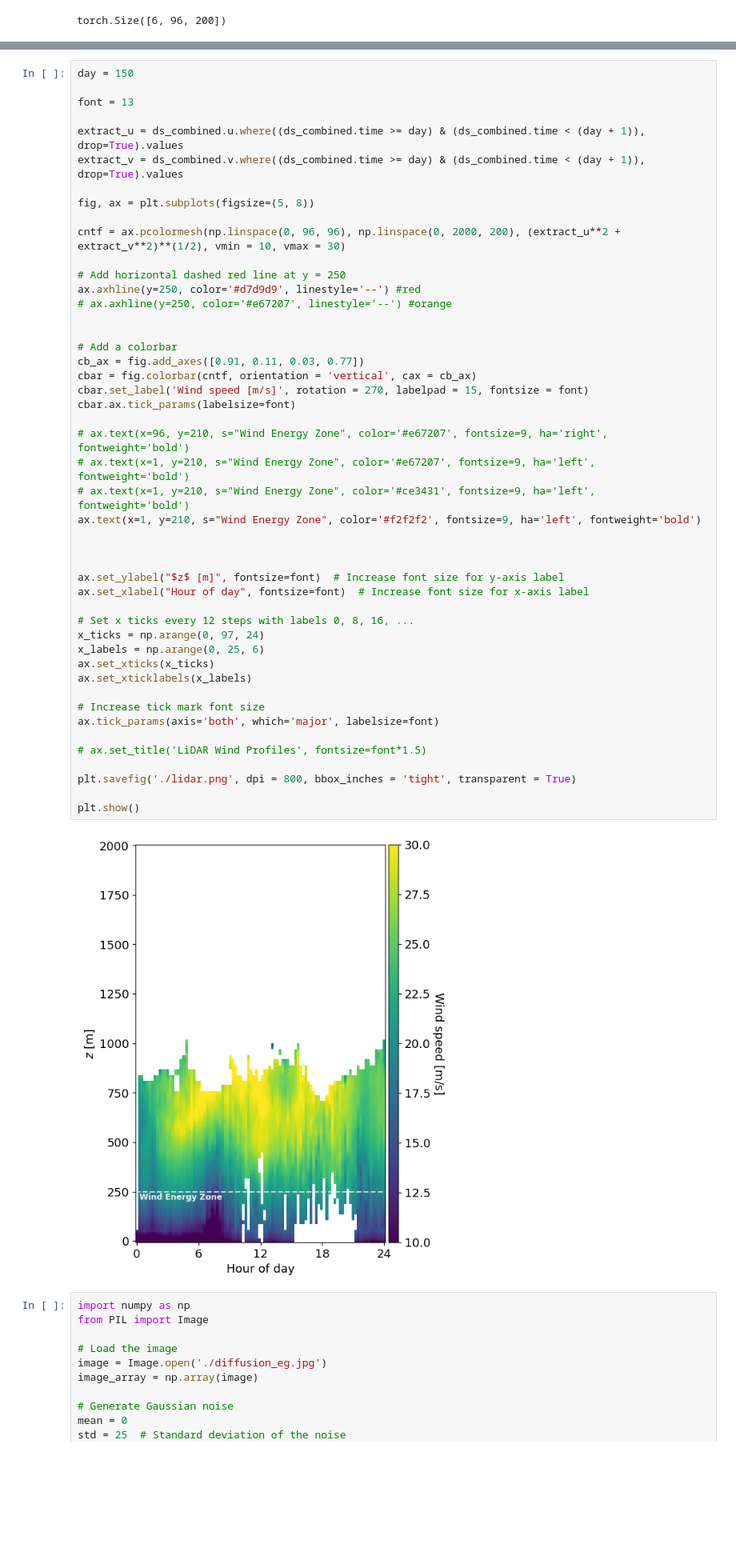
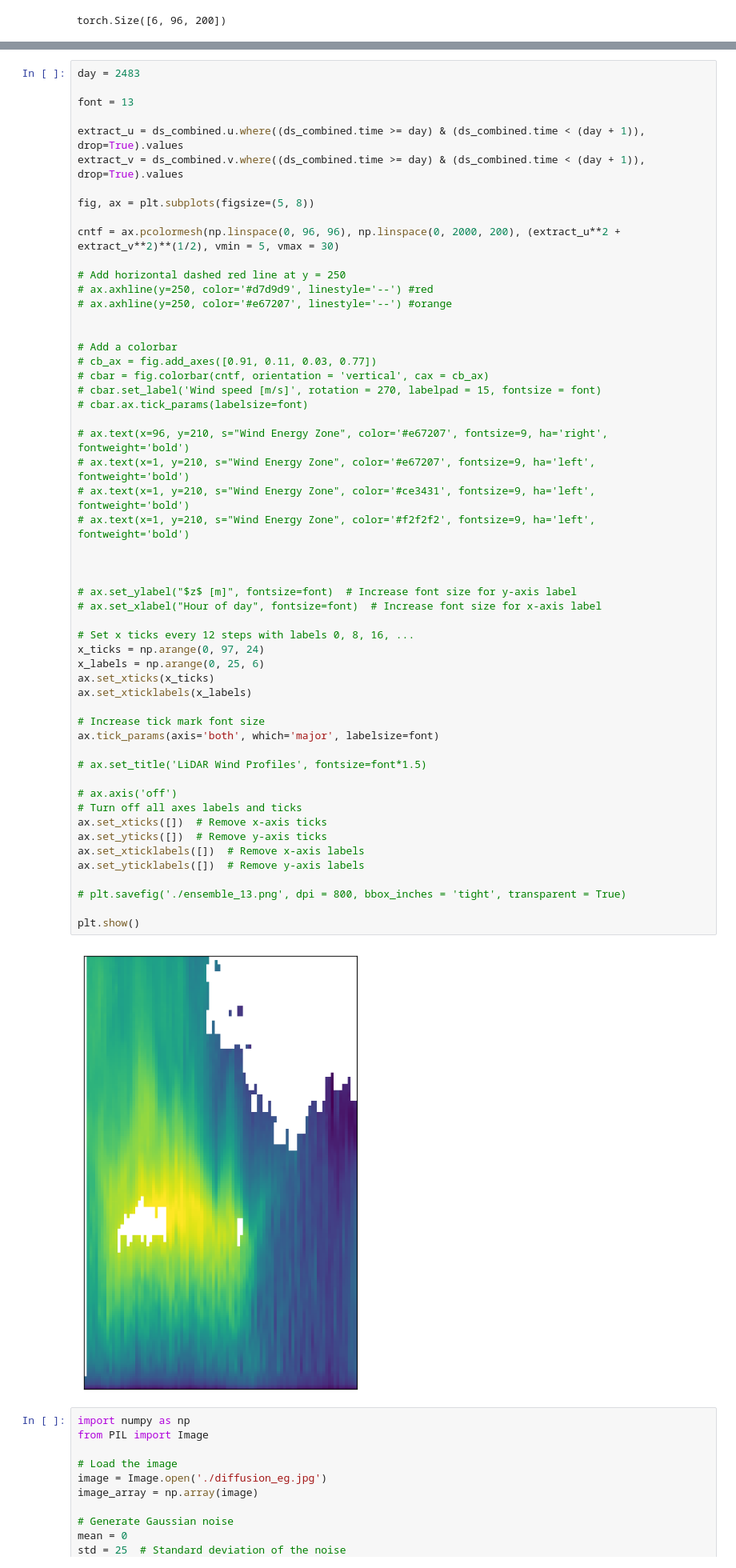
Before and after one commit to StormMata/PaletteDiffusionModel, a Jupyter notebook: preprocess/Process_A0.ipynb, the cells around one changed output, grey strips where cells are left out. Shown: that part at 80% size. Cells and saved outputs as stored; diff of their text form; blank space fills up the shorter version.

```diff
--- a/preprocess/Process_A0.ipynb
+++ b/preprocess/Process_A0.ipynb
@@ -648,7 +648,7 @@ ax.set_xlabel("Day Index [-]")
 Text(0.5, 0, 'Day Index [-]')
 [figure]
 # %%
-day = 150
+day = 2483
 
 font = 13
 
@@ -657,45 +657,52 @@ extract_v = ds_combined.v.where((ds_combined.time >= day) & (ds_combined.time <
 
 fig, ax = plt.subplots(figsize=(5, 8))
 
-cntf = ax.pcolormesh(np.linspace(0, 96, 96), np.linspace(0, 2000, 200), (extract_u**2 + extract_v**2)**(1/2), vmin = 10, vmax = 30)
+cntf = ax.pcolormesh(np.linspace(0, 96, 96), np.linspace(0, 2000, 200), (extract_u**2 + extract_v**2)**(1/2), vmin = 5, vmax = 30)
 
 # Add horizontal dashed red line at y = 250
-ax.axhline(y=250, color='#d7d9d9', linestyle='--') #red
+# ax.axhline(y=250, color='#d7d9d9', linestyle='--') #red
 # ax.axhline(y=250, color='#e67207', linestyle='--') #orange
 
 
 # Add a colorbar
-cb_ax = fig.add_axes([0.91, 0.11, 0.03, 0.77])
-cbar = fig.colorbar(cntf, orientation = 'vertical', cax = cb_ax)
-cbar.set_label('Wind speed [m/s]', rotation = 270, labelpad = 15, fontsize = font)
-cbar.ax.tick_params(labelsize=font)
+# cb_ax = fig.add_axes([0.91, 0.11, 0.03, 0.77])
+# cbar = fig.colorbar(cntf, orientation = 'vertical', cax = cb_ax)
+# cbar.set_label('Wind speed [m/s]', rotation = 270, labelpad = 15, fontsize = font)
+# cbar.ax.tick_params(labelsize=font)
 
 # ax.text(x=96, y=210, s="Wind Energy Zone", color='#e67207', fontsize=9, ha='right', fontweight='bold')
 # ax.text(x=1, y=210, s="Wind Energy Zone", color='#e67207', fontsize=9, ha='left', fontweight='bold')
 # ax.text(x=1, y=210, s="Wind Energy Zone", color='#ce3431', fontsize=9, ha='left', fontweight='bold')
-ax.text(x=1, y=210, s="Wind Energy Zone", color='#f2f2f2', fontsize=9, ha='left', fontweight='bold')
+# ax.text(x=1, y=210, s="Wind Energy Zone", color='#f2f2f2', fontsize=9, ha='left', fontweight='bold')
 
 
 
-ax.set_ylabel("$z$ [m]", fontsize=font)  # Increase font size for y-axis label
-ax.set_xlabel("Hour of day", fontsize=font)  # Increase font size for x-axis label
+# ax.set_ylabel("$z$ [m]", fontsize=font)  # Increase font size for y-axis label
+# ax.set_xlabel("Hour of day", fontsize=font)  # Increase font size for x-axis label
 
 # Set x ticks every 12 steps with labels 0, 8, 16, ...
 x_ticks = np.arange(0, 97, 24)
 x_labels = np.arange(0, 25, 6)
 ax.set_xticks(x_ticks)
 ax.set_xticklabels(x_labels)
 
 # Increase tick mark font size
 ax.tick_params(axis='both', which='major', labelsize=font)
 
 # ax.set_title('LiDAR Wind Profiles', fontsize=font*1.5)
 
-plt.savefig('./lidar.png', dpi = 800, bbox_inches = 'tight', transparent = True)
+# ax.axis('off')
+# Turn off all axes labels and ticks
+ax.set_xticks([])  # Remove x-axis ticks
+ax.set_yticks([])  # Remove y-axis ticks
+ax.set_xticklabels([])  # Remove x-axis labels
+ax.set_yticklabels([])  # Remove y-axis labels
+
+# plt.savefig('./ensemble_13.png', dpi = 800, bbox_inches = 'tight', transparent = True)
 
 plt.show()
 # %% [output]
-[figure, old version]
+[figure, new version]
 # %%
 import numpy as np
 from PIL import Image
```
Also changed, not shown: parts of 3 cells of this notebook, 7 other files.
